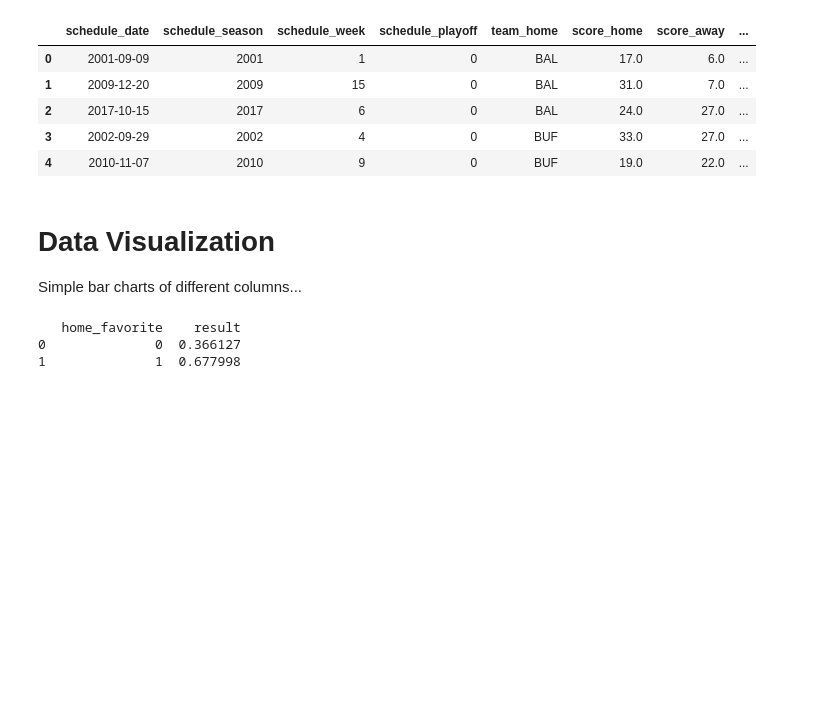
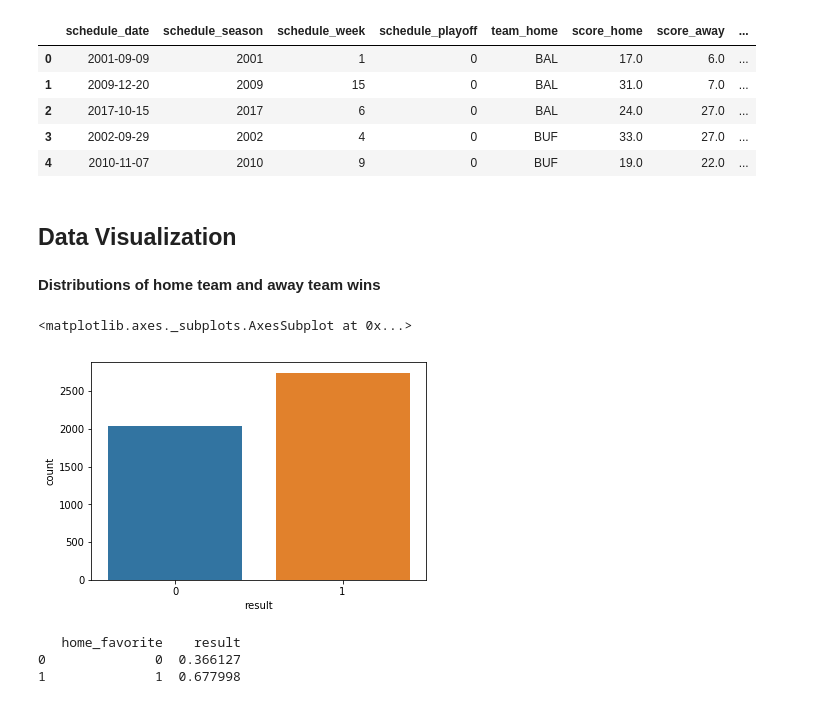
Before and after one commit to ukritw/nflprediction, a Jupyter notebook: DataPreprocessing.ipynb, the cells around one changed output. Saved outputs shown, nothing was run; the diff lists cells and outputs as text; code cells hidden in the pictures; blank space fills up the shorter version.

```diff
--- a/DataPreprocessing.ipynb
+++ b/DataPreprocessing.ipynb
@@ -470,5 +412,4 @@ df.head()
 | 3 | 2002-09-29 | 2002 | 4 | 0 | BUF | 33.0 | 27.0 | ... |
 | 4 | 2010-11-07 | 2010 | 9 | 0 | BUF | 19.0 | 22.0 | ... |
 # %% [markdown]
-# Data Visualization
-Simple bar charts of different columns...
+## Data Visualization
@@ -477,3 +416,10 @@ import seaborn as sns
+# %% [markdown]
+**Distributions of home team and away team wins**
+# %%
+sns.countplot(x="result", data=df)
+# %% [output]
+<matplotlib.axes._subplots.AxesSubplot at 0x...>
+[figure, added]
 # %%
 print (df[['home_favorite', 'result']].groupby(['home_favorite'], as_index=False).mean())
 # %% [output]
```
Also changed, not shown: parts of 55 cells of this notebook.
